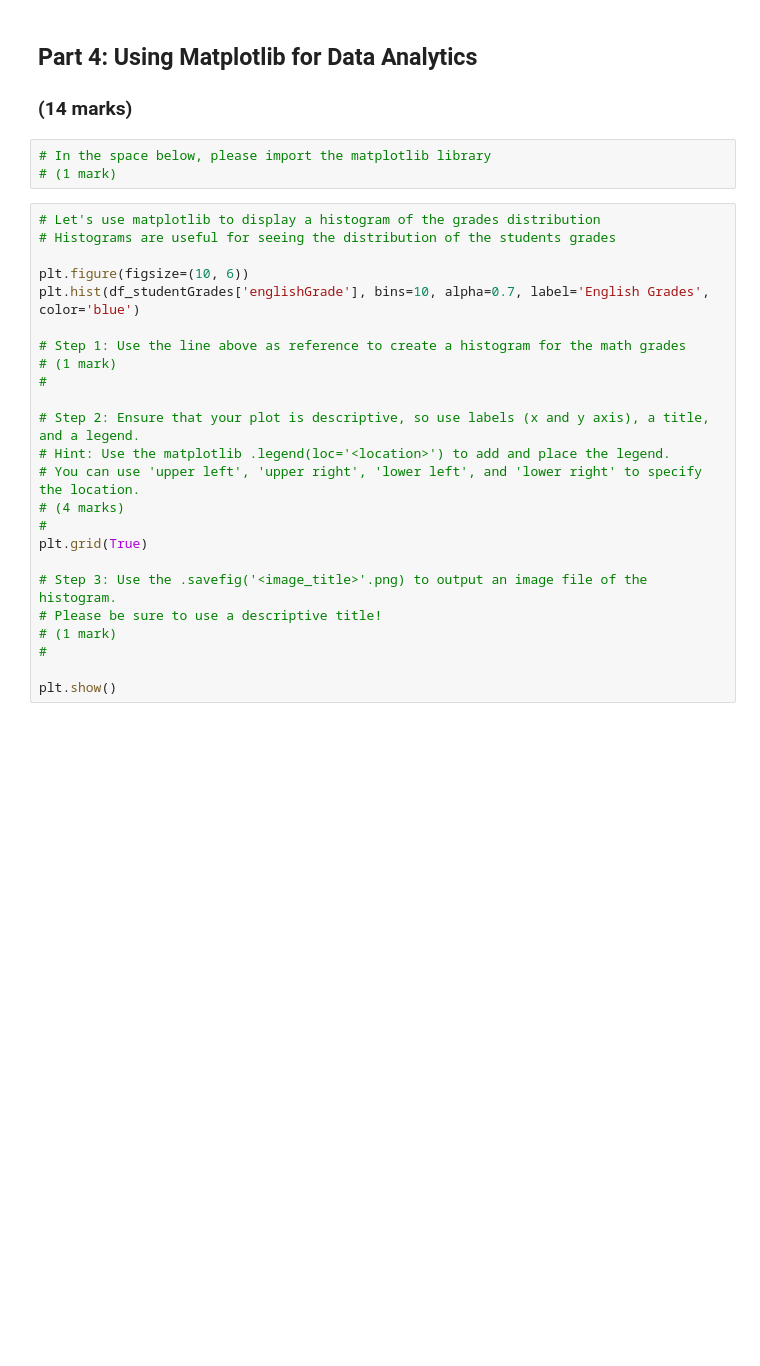
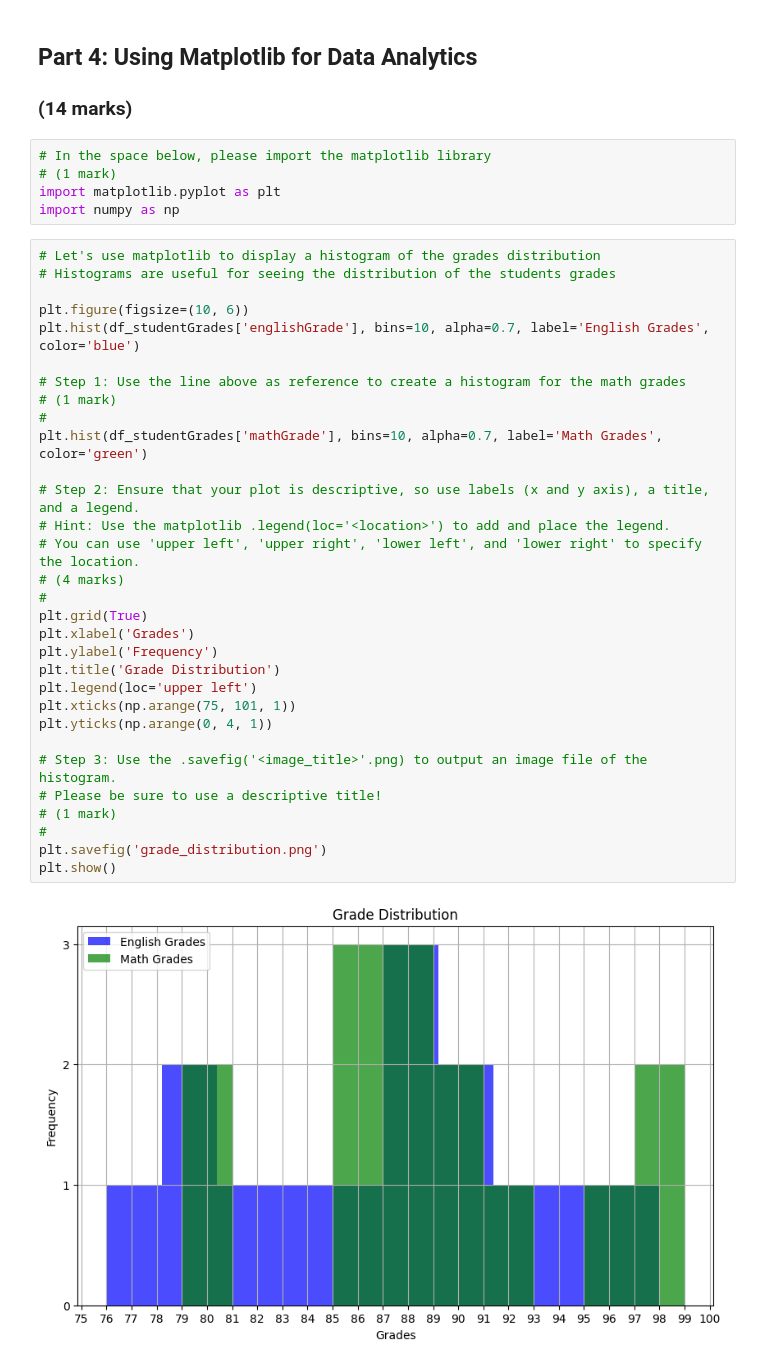
Before and after one commit to SebastianVanegasPerez/engg680_2024_fall, a Jupyter notebook: Lab_Assignment1/StudentGradeManagementSystem.ipynb, the cells around one changed output. Saved outputs shown, nothing was run; the diff lists cells and outputs as text; blank space fills up the shorter version.

```diff
--- a/Lab_Assignment1/StudentGradeManagementSystem.ipynb
+++ b/Lab_Assignment1/StudentGradeManagementSystem.ipynb
@@ -475,30 +474,41 @@ Name: 313-1, dtype: object
 # %%
 # In the space below, please import the matplotlib library
 # (1 mark)
+import matplotlib.pyplot as plt
+import numpy as np
 # %%
 # Let's use matplotlib to display a histogram of the grades distribution
 # Histograms are useful for seeing the distribution of the students grades
 
 plt.figure(figsize=(10, 6))
 plt.hist(df_studentGrades['englishGrade'], bins=10, alpha=0.7, label='English Grades', color='blue')
 
 # Step 1: Use the line above as reference to create a histogram for the math grades
 # (1 mark)
 #
+plt.hist(df_studentGrades['mathGrade'], bins=10, alpha=0.7, label='Math Grades', color='green')
 
 # Step 2: Ensure that your plot is descriptive, so use labels (x and y axis), a title, and a legend.
 # Hint: Use the matplotlib .legend(loc='<location>') to add and place the legend.
 # You can use 'upper left', 'upper right', 'lower left', and 'lower right' to specify the location.
 # (4 marks)
 #
 plt.grid(True)
+plt.xlabel('Grades')
+plt.ylabel('Frequency')
+plt.title('Grade Distribution')
+plt.legend(loc='upper left')
+plt.xticks(np.arange(75, 101, 1))
+plt.yticks(np.arange(0, 4, 1))
 
 # Step 3: Use the .savefig('<image_title>'.png) to output an image file of the histogram.
 # Please be sure to use a descriptive title!
 # (1 mark)
 #
-
+plt.savefig('grade_distribution.png')
 plt.show()
+# %% [output]
+[figure, added]
 # %%
 # Let's also use matplotlib to display a scatter plot of English vs. Math grades
 # Scatter plots are useful for seeing the relationship between two variables
```
Also changed, not shown: parts of 6 cells of this notebook.
